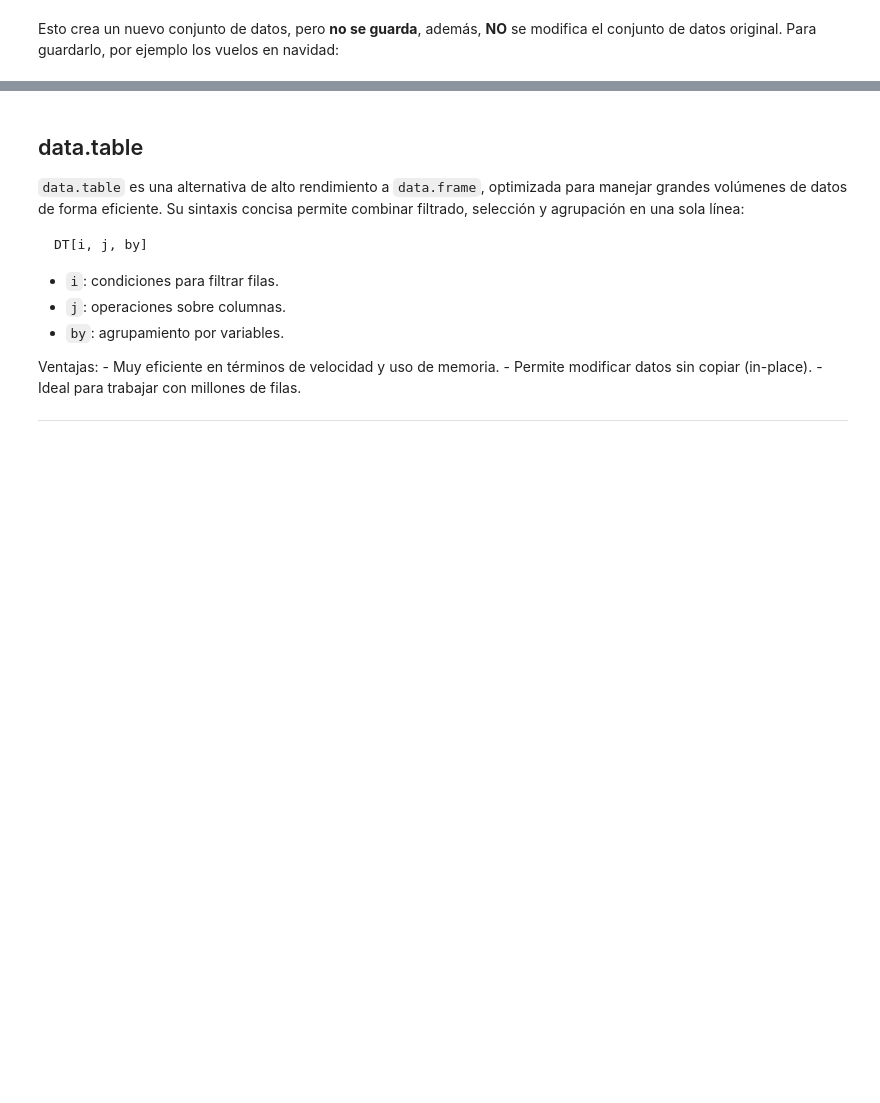
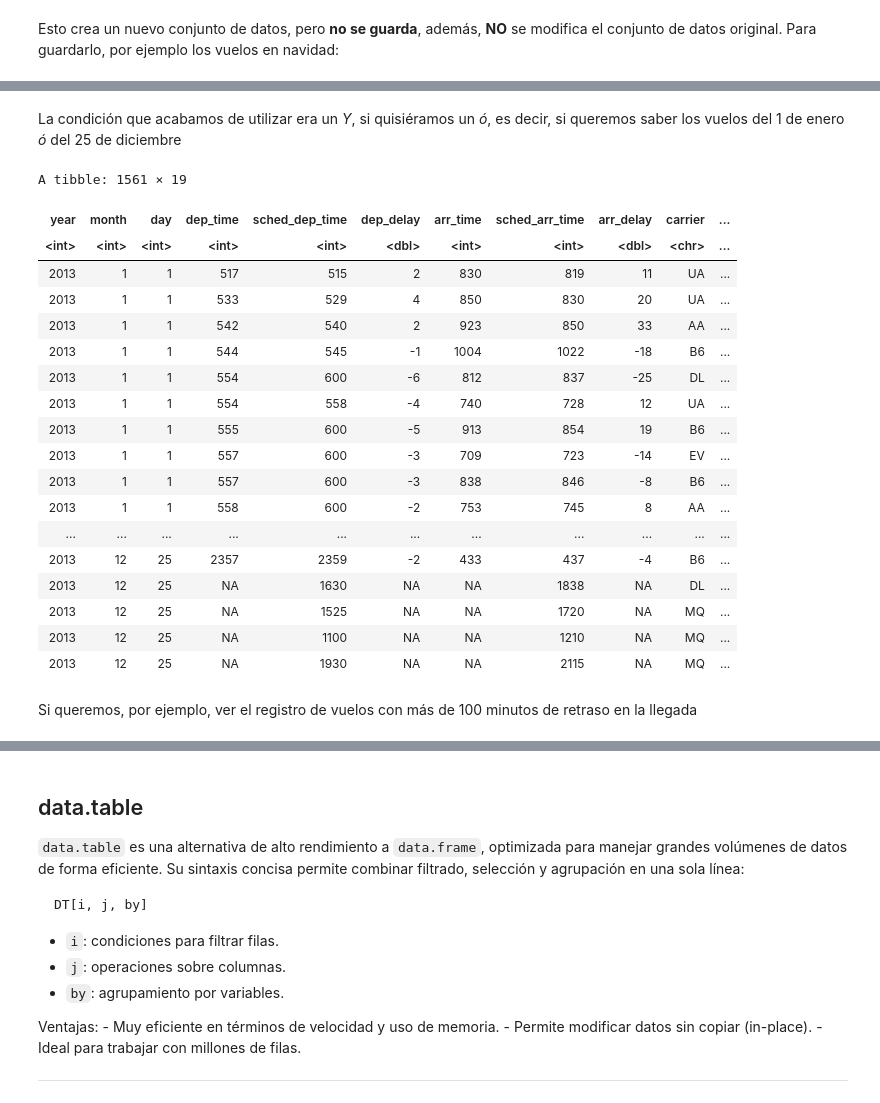
Before and after one commit to ednavivianasegura/ERAP_Curso_R, a Jupyter notebook: ERAP_R_Course.ipynb, the cells around one changed output, grey strips where cells are left out. Saved outputs shown, nothing was run; the diff lists cells and outputs as text; code cells hidden in the pictures; blank space fills up the shorter version.

```diff
--- a/ERAP_R_Course.ipynb
+++ b/ERAP_R_Course.ipynb
@@ -463,0 +490,26 @@ vuelos_navidad <- filter(flights, month == 12, day == 25)
+# %% [markdown]
+La condición que acabamos de utilizar era un *Y*, si quisiéramos un *ó*, es decir, si queremos saber los vuelos del 1 de enero *ó* del 25 de diciembre
+# %%
+filter(flights,(day==1 & month==1)|(day==25 & month==12))
+# %% [output]
+A tibble: 1561 × 19
+| year | month | day | dep_time | sched_dep_time | dep_delay | arr_time | sched_arr_time | arr_delay | carrier | ... |
+| <int> | <int> | <int> | <int> | <int> | <dbl> | <int> | <int> | <dbl> | <chr> | ... |
+| 2013 | 1 | 1 | 517 | 515 | 2 | 830 | 819 | 11 | UA | ... |
+| 2013 | 1 | 1 | 533 | 529 | 4 | 850 | 830 | 20 | UA | ... |
+| 2013 | 1 | 1 | 542 | 540 | 2 | 923 | 850 | 33 | AA | ... |
+| 2013 | 1 | 1 | 544 | 545 | -1 | 1004 | 1022 | -18 | B6 | ... |
+| 2013 | 1 | 1 | 554 | 600 | -6 | 812 | 837 | -25 | DL | ... |
+| 2013 | 1 | 1 | 554 | 558 | -4 | 740 | 728 | 12 | UA | ... |
+| 2013 | 1 | 1 | 555 | 600 | -5 | 913 | 854 | 19 | B6 | ... |
+| 2013 | 1 | 1 | 557 | 600 | -3 | 709 | 723 | -14 | EV | ... |
+| 2013 | 1 | 1 | 557 | 600 | -3 | 838 | 846 | -8 | B6 | ... |
+| 2013 | 1 | 1 | 558 | 600 | -2 | 753 | 745 | 8 | AA | ... |
+| ... | ... | ... | ... | ... | ... | ... | ... | ... | ... | ... |
+| 2013 | 12 | 25 | 2357 | 2359 | -2 | 433 | 437 | -4 | B6 | ... |
+| 2013 | 12 | 25 | NA | 1630 | NA | NA | 1838 | NA | DL | ... |
+| 2013 | 12 | 25 | NA | 1525 | NA | NA | 1720 | NA | MQ | ... |
+| 2013 | 12 | 25 | NA | 1100 | NA | NA | 1210 | NA | MQ | ... |
+| 2013 | 12 | 25 | NA | 1930 | NA | NA | 2115 | NA | MQ | ... |
+# %% [markdown]
+Si queremos, por ejemplo, ver el registro de vuelos con más de 100 minutos de retraso en la llegada
```
Also changed, not shown: parts of 84 cells of this notebook.
